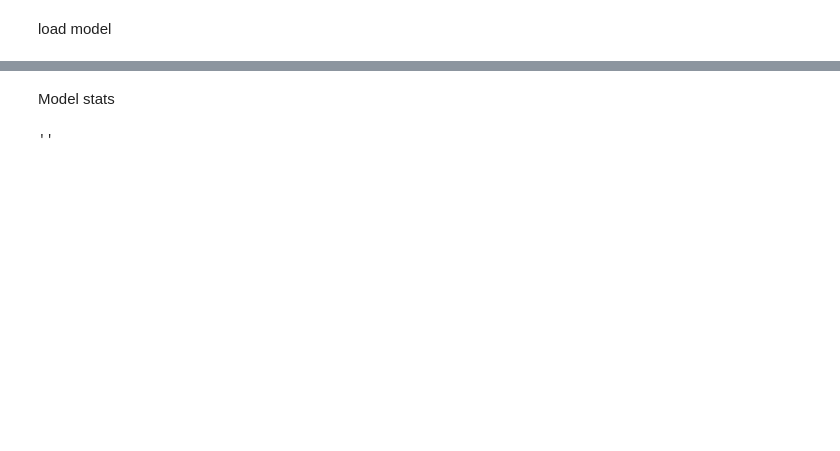
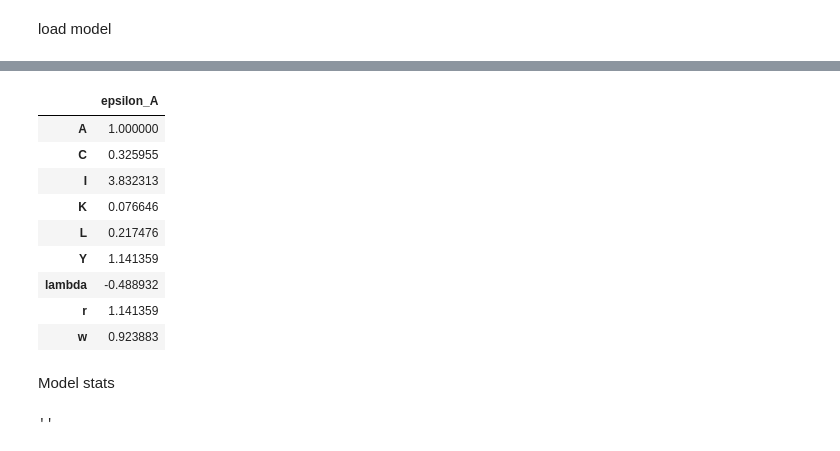
Before and after one commit to lukasgrahl/memoire1, a Jupyter notebook: notebooks/02-prep_model.ipynb, the cells around one changed output, grey strips where cells are left out. Cells and saved outputs as stored; diff of their text form; code cells hidden in the pictures; blank space fills up the shorter version.

```diff
--- a/notebooks/02-prep_model.ipynb
+++ b/notebooks/02-prep_model.ipynb
@@ -123,3 +101,17 @@ w_star            0.14559 -0.0  0.06882  0.08027 -0.0 -0.0   -0.0 -0.0   -0.0 -0
+# %%
+
+mod.R
+# %% [output]
+|  | epsilon_A |
+| A | 1.000000 |
+| C | 0.325955 |
+| I | 3.832313 |
+| K | 0.076646 |
+| L | 0.217476 |
+| Y | 1.141359 |
+| lambda | -0.488932 |
+| r | 1.141359 |
+| w | 0.923883 |
 # %% [markdown]
 Model stats
 # %%
```
Also changed, not shown: parts of 14 cells of this notebook, 3 other files.
